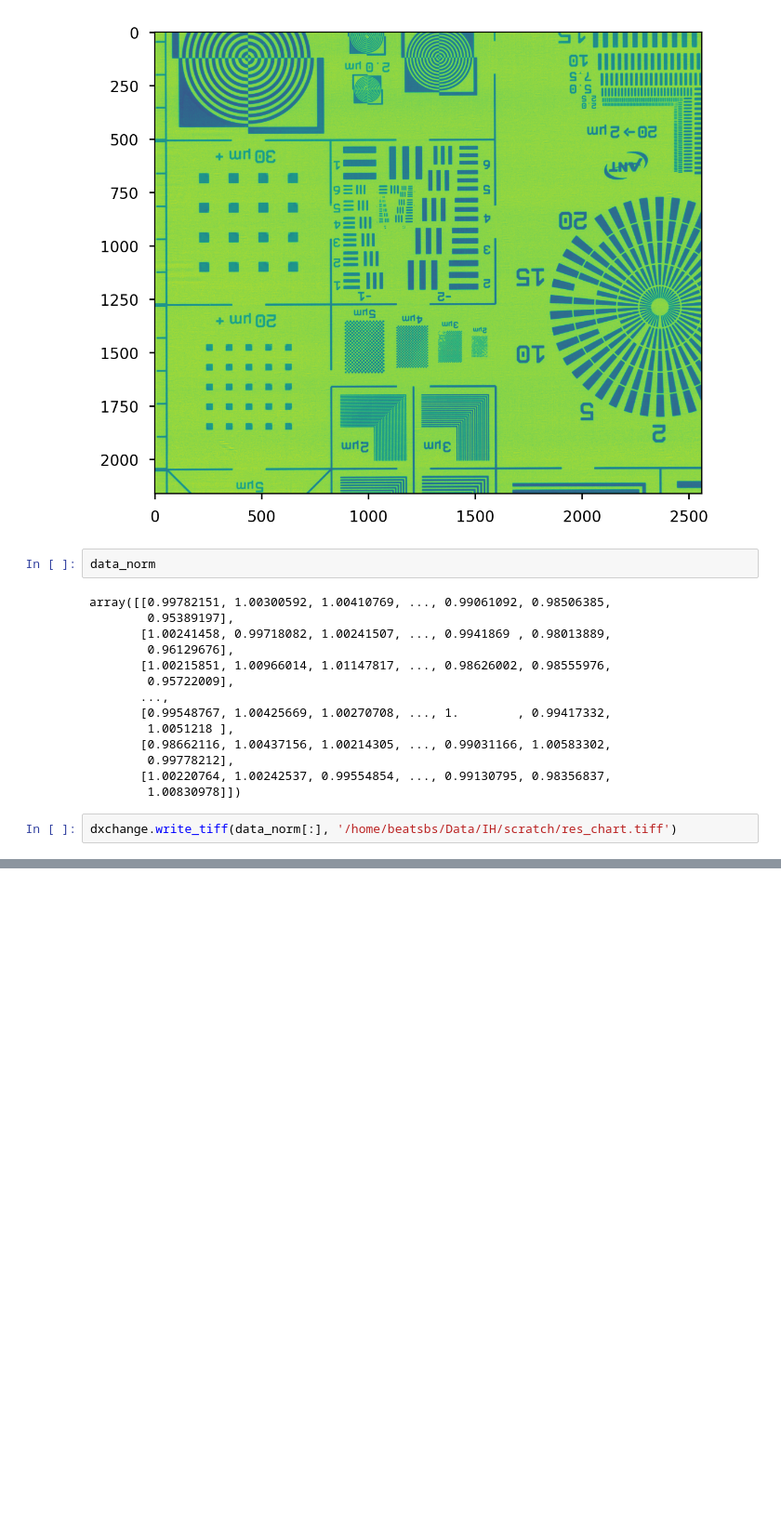
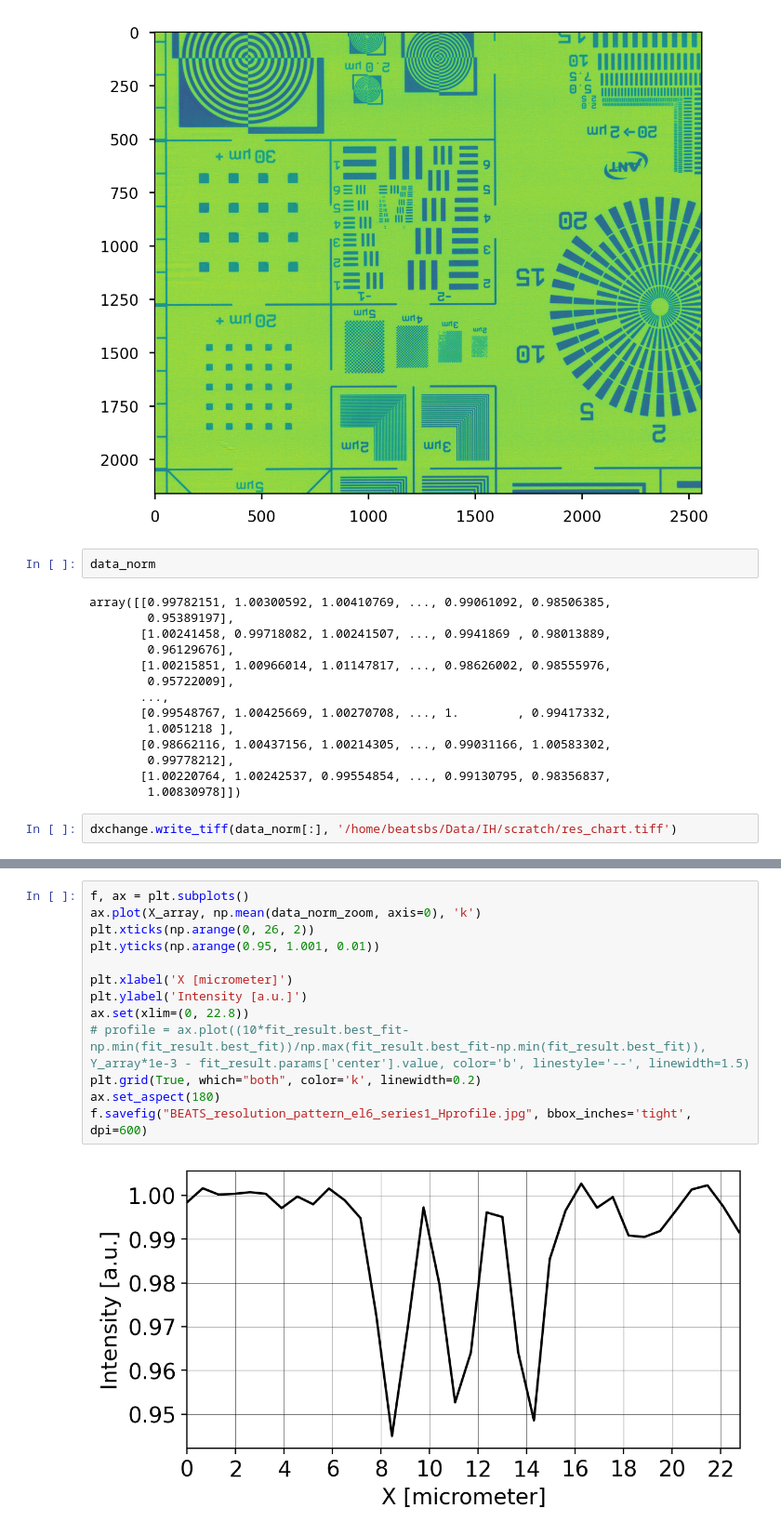
Before and after one commit to gianthk/BEATS_raytracing, a Jupyter notebook: BEATS_commissioning_resolution_chart.ipynb, the cells around one changed output, grey strips where cells are left out. Shown at 93% size. Cells and saved outputs as stored; diff of their text form; blank space fills up the shorter version.

```diff
--- a/BEATS_commissioning_resolution_chart.ipynb
+++ b/BEATS_commissioning_resolution_chart.ipynb
@@ -90,0 +126,15 @@ dxchange.write_tiff(data_norm[:], '/home/beatsbs/Data/IH/scratch/res_chart.tiff'
+# %%
+f, ax = plt.subplots()
+ax.plot(X_array, np.mean(data_norm_zoom, axis=0), 'k')
+plt.xticks(np.arange(0, 26, 2))
+plt.yticks(np.arange(0.95, 1.001, 0.01))
+
+plt.xlabel('X [micrometer]')
+plt.ylabel('Intensity [a.u.]')
+ax.set(xlim=(0, 22.8))
+# profile = ax.plot((10*fit_result.best_fit-np.min(fit_result.best_fit))/np.max(fit_result.best_fit-np.min(fit_result.best_fit)), Y_array*1e-3 - fit_result.params['center'].value, color='b', linestyle='--', linewidth=1.5)
+plt.grid(True, which="both", color='k', linewidth=0.2)
+ax.set_aspect(180)
+f.savefig("BEATS_resolution_pattern_el6_series1_Hprofile.jpg", bbox_inches='tight', dpi=600)
+# %% [output]
+[figure, added]
```
Also changed, not shown: parts of 11 cells of this notebook, 2 other files.
